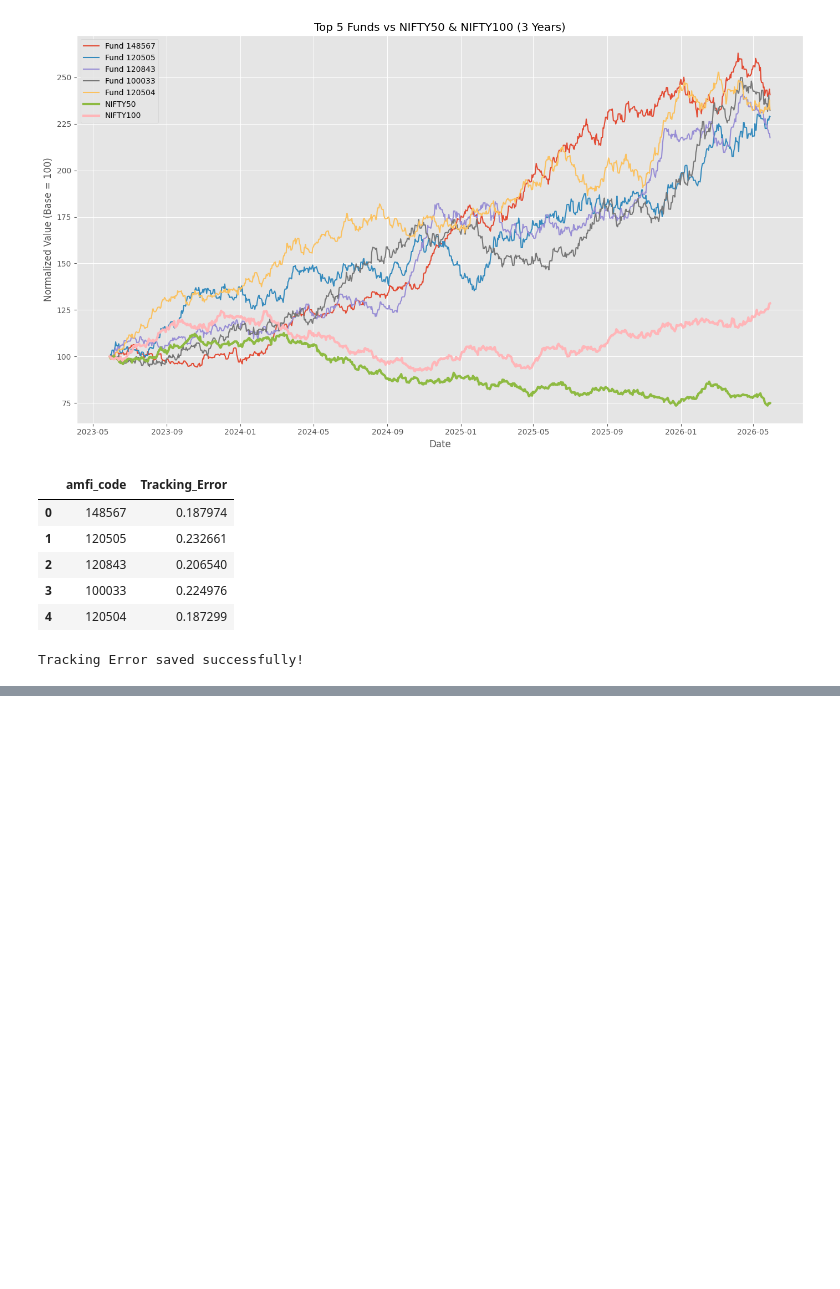
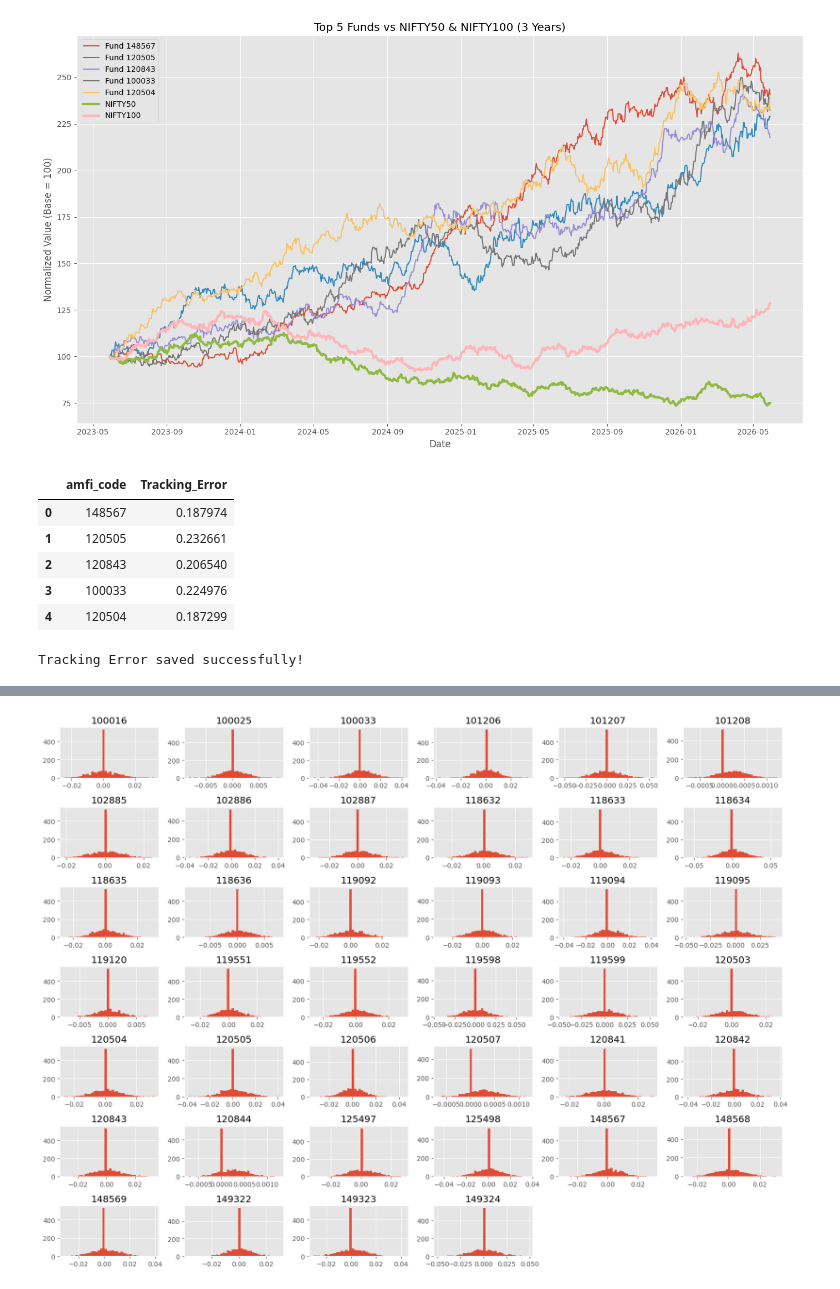
Before and after one commit to GoUrAv29142/fintech-capstone-project, a Jupyter notebook: notebooks/Performance_Analytics.ipynb, the cells around one changed output, grey strips where cells are left out. Cells and saved outputs as stored; diff of their text form; code cells hidden in the pictures; blank space fills up the shorter version.

```diff
--- a/notebooks/Performance_Analytics.ipynb
+++ b/notebooks/Performance_Analytics.ipynb
@@ -1031,0 +1082,10 @@ Tracking Error saved successfully!
+# %%
+import pandas as pd
+
+nav = pd.read_csv("../data/processed/nav_history_cleaned.csv")
+funds = pd.read_csv("../data/processed/fund_master_cleaned.csv")
+benchmark = pd.read_csv("../data/processed/benchmark_indices_cleaned.csv")
+
+print(nav.shape)
+print(funds.shape)
+print(benchmark.shape)
@@ -1031,0 +1106,11 @@ Tracking Error saved successfully!
+# %%
+nav["date"] = pd.to_datetime(nav["date"])
+benchmark["date"] = pd.to_datetime(benchmark["date"])
+# %%
+nav_pivot = nav.pivot_table(
+    index="date",
+    columns="amfi_code",
+    values="nav"
+)
+
+nav_pivot.head()
@@ -1031,0 +1126,4 @@ Tracking Error saved successfully!
+# %%
+daily_returns = nav_pivot.pct_change()
+
+daily_returns.head()
@@ -1031,0 +1156,13 @@ Tracking Error saved successfully!
+# %%
+import matplotlib.pyplot as plt
+
+daily_returns.hist(
+    figsize=(16,12),
+    bins=40
+)
+
+plt.tight_layout()
+
+plt.show()
+# %% [output]
+[figure, added]
```
Also changed, not shown: parts of 63 cells of this notebook, 8 other files.
